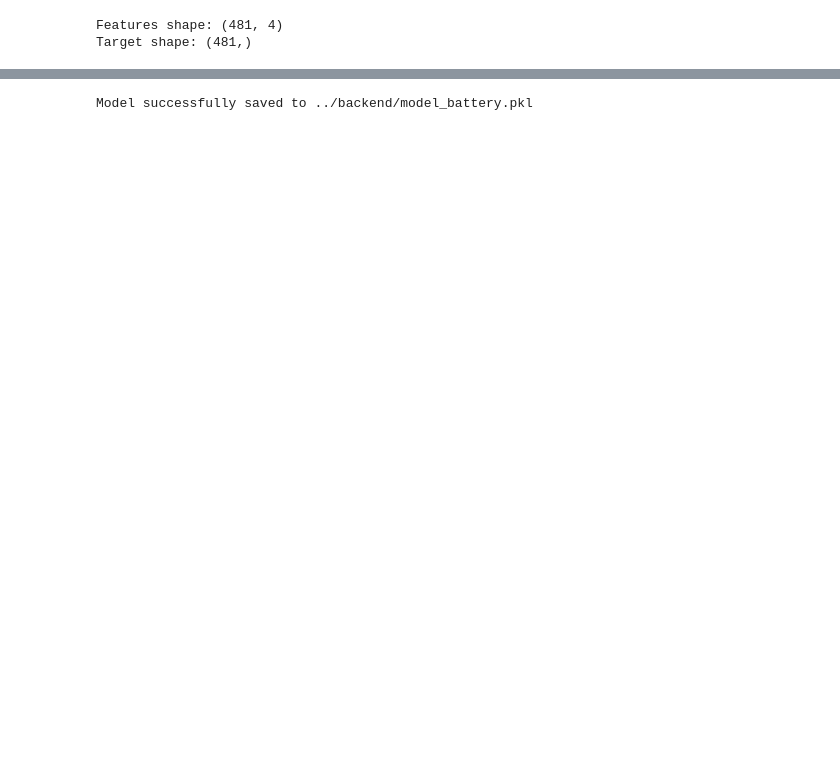
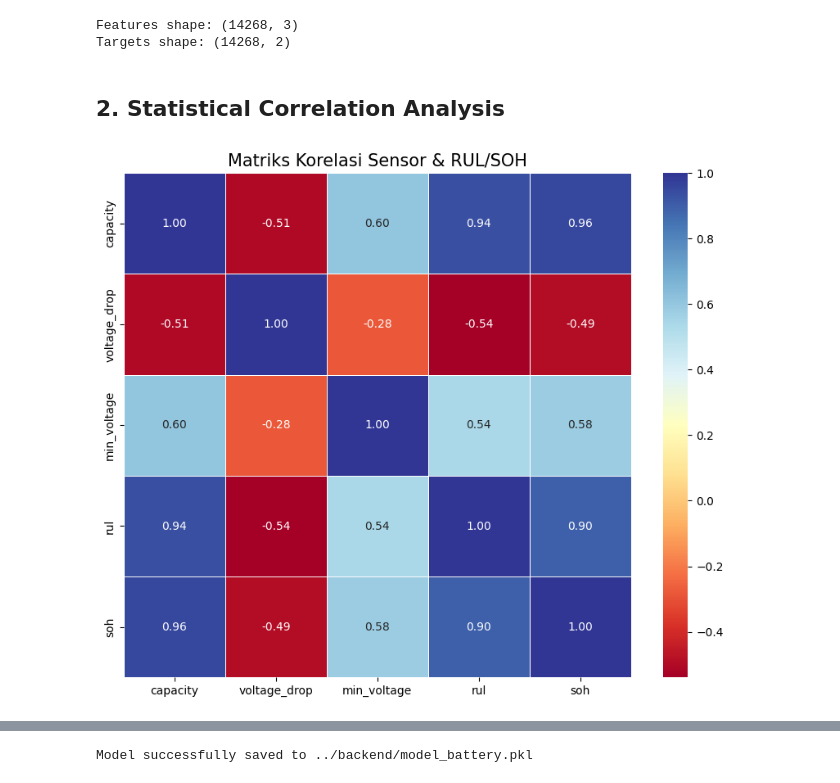
Before and after one commit to dantoriswana/Life-Cycle-Battery, a Jupyter notebook: notebook/battery_prediction.ipynb, the cells around one changed output, grey strips where cells are left out. Saved outputs shown, nothing was run; the diff lists cells and outputs as text; code cells hidden in the pictures; blank space fills up the shorter version.

```diff
--- a/notebook/battery_prediction.ipynb
+++ b/notebook/battery_prediction.ipynb
@@ -32,14 +33,27 @@ df.head()
 # 2. Data Cleaning & Feature Selection
 df = df.dropna()
 
-features = ['capacity', 'soh', 'voltage_drop', 'min_voltage']
-target = 'rul'
+# SOH sekarang menjadi TARGET, bukan lagi input
+features = ['capacity', 'voltage_drop', 'min_voltage']
+targets = ['rul', 'soh']
 
 X = df[features]
-y = df[target]
+y = df[targets]
 
 print("Features shape:", X.shape)
-print("Target shape:", y.shape)
+print("Targets shape:", y.shape)
 # %% [output]
-Features shape: (481, 4)
-Target shape: (481,)
+Features shape: (14268, 3)
+Targets shape: (14268, 2)
+# %% [markdown]
+## 2. Statistical Correlation Analysis
+# %%
+# 9. Analisis Korelasi Antar Sensor (Heatmap)
+# Berguna untuk melihat seberapa kuat hubungan antar parameter sensor
+plt.figure(figsize=(10, 8))
+corr = df[features + targets].corr()
+sns.heatmap(corr, annot=True, cmap='RdYlBu', fmt='.2f', linewidths=0.5)
+plt.title('Matriks Korelasi Sensor & RUL/SOH', fontsize=15)
+plt.show()
+# %% [output]
+[figure, added]
```
Also changed, not shown: parts of 30 cells of this notebook, 20 other files.
